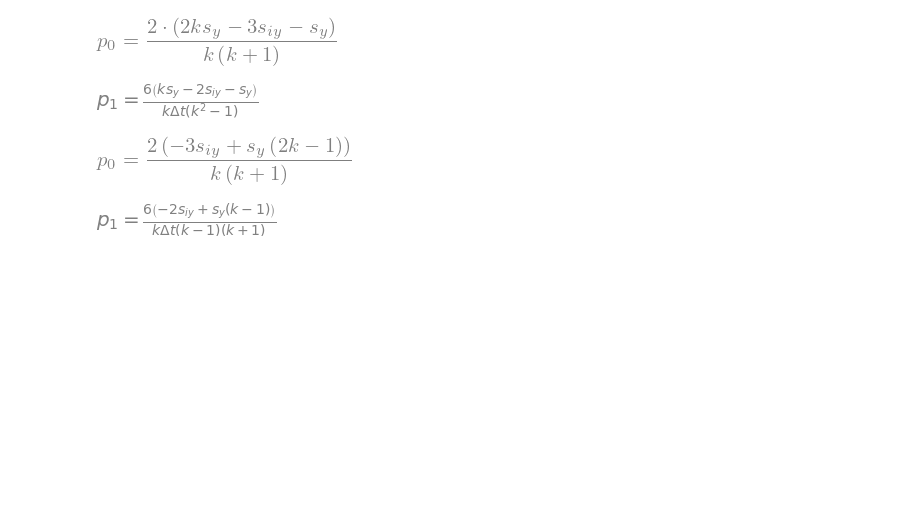
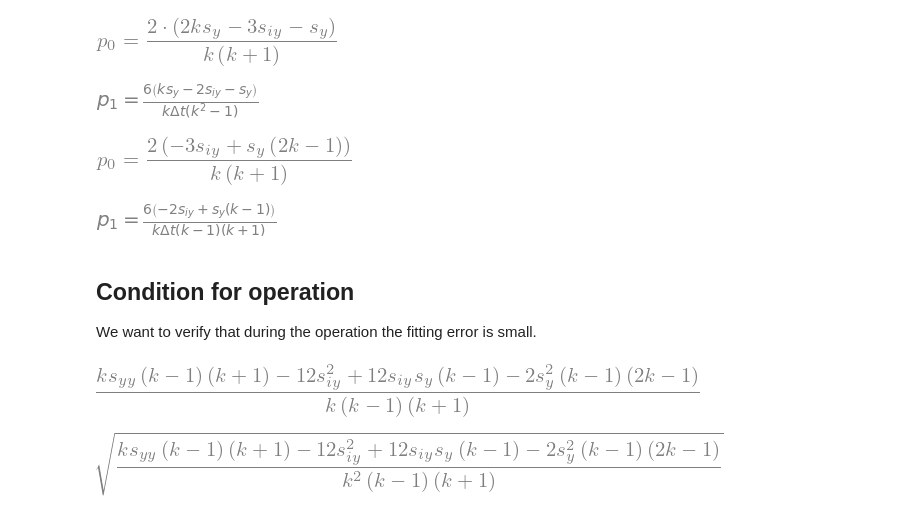
Before and after one commit to bluecube/line_follower, a Jupyter notebook: jupyter/Encoder_smoothing_least_squares.ipynb, the cells around one changed output. Cells and saved outputs as stored; diff of their text form; code cells hidden in the pictures; blank space fills up the shorter version.

```diff
--- a/jupyter/Encoder_smoothing_least_squares.ipynb
+++ b/jupyter/Encoder_smoothing_least_squares.ipynb
@@ -108,7 +113,7 @@ substituted_solution = {
         ])
         .simplify()
         .subs(substitutions)
-        .subs(t(i), -i * dt)
+        .replace(t, lambda i: -i * dt)
         .doit()
         .subs([
             (expr, substitution)
@@ -131,6 +136,7 @@ display_dict(substituted_solution)
 [figure]
 # %%
 def factor_subexpressions(expr, variable):
+    expr = expr.collect(expr.free_symbols - {variable})
     if expr.free_symbols == {variable}:
         return expr.factor()
     elif len(expr.args) > 0:
@@ -154,3 +158,34 @@ display_dict(factored_solution)
 # %% [output]
 [figure]
 [figure]
+# %% [markdown]
+## Condition for operation
+We want to verify that during the operation the fitting error is small.
+# %%
+sum_of_squared_residuals = factor_subexpressions(
+    factor_sums(
+        Sum((interpolation_function(t(j)) - y(j))**2, (j, 0, k-1))
+        .subs(solution)
+        .replace(t, lambda i: -i * dt)
+        .expand()
+        .doit()
+    )
+    .subs([
+        (expr, substitution)
+        for (substitution, expr)
+        in substitutions.items()
+    ])
+    .subs(Sum(j * y(j), (j, 0, k-1)), s_iy)
+    .subs(Sum(y(j), (j, 0, k-1)), s_y)
+    .subs(Sum(y(j)**2, (j, 0, k-1)), s_yy)
+    .simplify(),
+    k
+)
+display(sum_of_squared_residuals)
+# %% [output]
+[figure, added]
+# %%
+fit_rmse = sqrt(sum_of_squared_residuals / k)
+display(fit_rmse)
+# %% [output]
+[figure, added]
```
Also changed, not shown: parts of 43 cells of this notebook, 3 other files.
